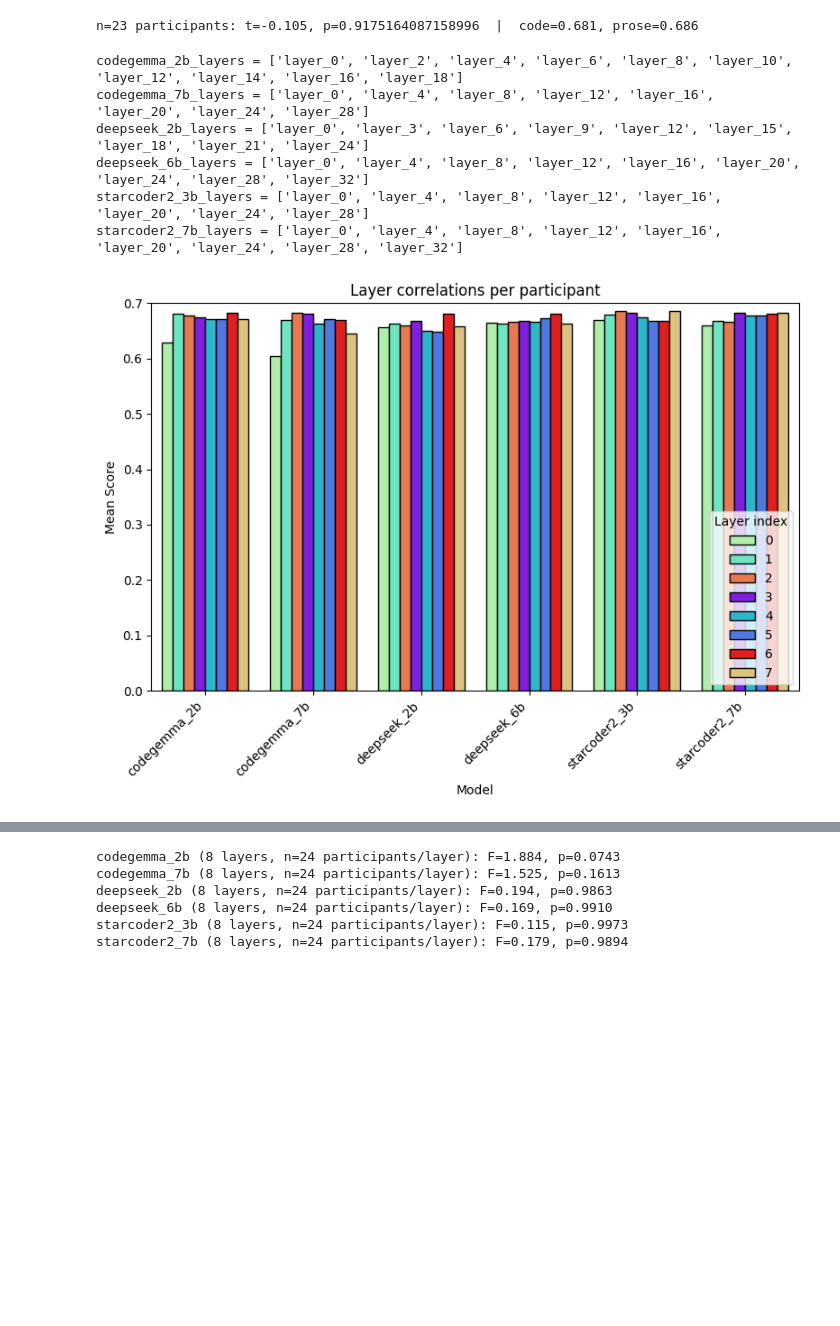
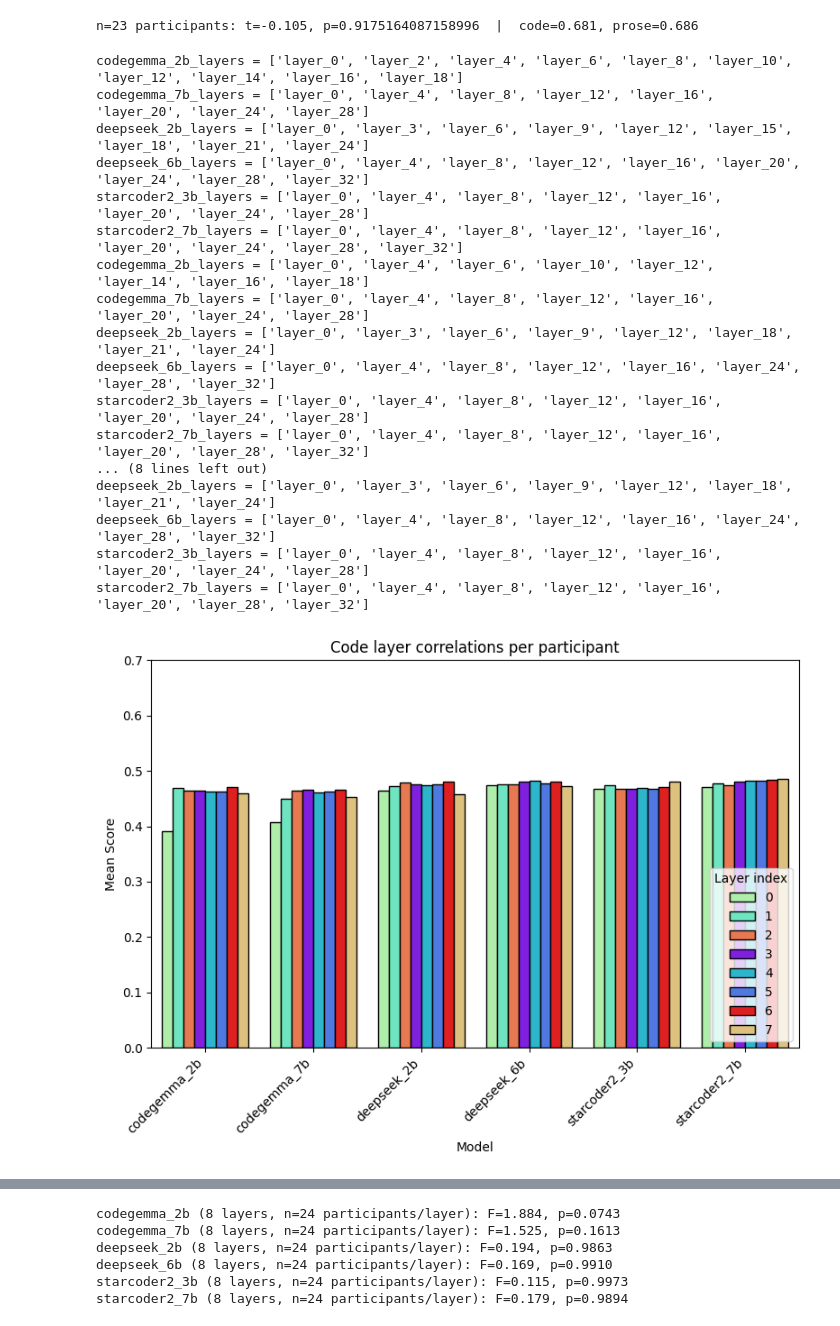
Before and after one commit to largehappygroup/fmri_model, a Jupyter notebook: analysis/fir/rq1_parameter_comparison.ipynb, the cells around one changed output, grey strips where cells are left out. Drawn from its saved outputs; the diff is of its cells as text; code cells hidden in the pictures; blank space fills up the shorter version.

Commit message:
Fixing layer plots. More analysis

```diff
--- a/analysis/fir/rq1_parameter_comparison.ipynb
+++ b/analysis/fir/rq1_parameter_comparison.ipynb
@@ -215,11 +295,0 @@ for (model, layer, task, delays, look_ahead), df in records.groupby(['model', 'l
-# %%
-for model,layers in layer_means.items():
-    l = sorted(layers.keys(), key=lambda x: int(x.split('_')[1]))
-    print(f"{model}_layers = {l}")
-# %% [output]
-codegemma_2b_layers = ['layer_0', 'layer_2', 'layer_4', 'layer_6', 'layer_8', 'layer_10', 'layer_12', 'layer_14', 'layer_16', 'layer_18']
-codegemma_7b_layers = ['layer_0', 'layer_4', 'layer_8', 'layer_12', 'layer_16', 'layer_20', 'layer_24', 'layer_28']
-deepseek_2b_layers = ['layer_0', 'layer_3', 'layer_6', 'layer_9', 'layer_12', 'layer_15', 'layer_18', 'layer_21', 'layer_24']
-deepseek_6b_layers = ['layer_0', 'layer_4', 'layer_8', 'layer_12', 'layer_16', 'layer_20', 'layer_24', 'layer_28', 'layer_32']
-starcoder2_3b_layers = ['layer_0', 'layer_4', 'layer_8', 'layer_12', 'layer_16', 'layer_20', 'layer_24', 'layer_28']
-starcoder2_7b_layers = ['layer_0', 'layer_4', 'layer_8', 'layer_12', 'layer_16', 'layer_20', 'layer_24', 'layer_28', 'layer_32']
@@ -232,33 +296,25 @@ del layer_means['starcoder2_7b']['layer_24']
-# %%
-# Build tidy DataFrame using layer index (not name) so colors are consistent across models
-import matplotlib.cm as cm
-n = len(list(layer_means['deepseek_2b']))
-palette = [cm.rainbow(x) for x in np.linspace(0, 1, n)]
-rng = np.random.default_rng(seed=747)
-rng.shuffle(palette)
-
-rows = []
-for model, layerScores in layer_means.items():
-    sorted_layers = sorted(layerScores.keys(), key=lambda x: int(x.split('_')[1]))
-    for idx, layer in enumerate(sorted_layers):
-        rows.append({'model': model, 'layer_idx': idx, 'layer': layer, 'score': layerScores[layer]})
-df = pd.DataFrame(rows)
-
-
-n_layers = len(list(layer_means['deepseek_2b'].keys()))
-hue_order = list(range(n_layers))
-
-fig, ax = plt.subplots(figsize=(8, 6))
-sns.barplot(data=df, x='model', y='score', hue='layer_idx', hue_order=hue_order,
-            edgecolor='black', ax=ax, palette=palette)
-ax.set_xlabel("Model")
-ax.set_ylim([0.0, 0.7])
-ax.set_ylabel("Mean Score")
-ax.set_title("Layer correlations per participant")
-ax.set_xticklabels(ax.get_xticklabels(), rotation=45, ha='right')
-ax.legend(title="Layer index", loc='lower right')
-plt.tight_layout()
-# plt.savefig(f"/data/zachkaras/fmri_model_data/plots/layer_correlations.png", dpi=200)
-plt.show()
-# %% [output]
-[figure, removed]
+# %%
+code_layer_means = compute_layer_means('code')
+prose_layer_means = compute_layer_means('prose')
+
+plot_layer_means(code_layer_means, 'Code')
+plot_layer_means(prose_layer_means, 'Prose')
+# %% [output]
+codegemma_2b_layers = ['layer_0', 'layer_2', 'layer_4', 'layer_6', 'layer_8', 'layer_10', 'layer_12', 'layer_14', 'layer_16', 'layer_18']
+codegemma_7b_layers = ['layer_0', 'layer_4', 'layer_8', 'layer_12', 'layer_16', 'layer_20', 'layer_24', 'layer_28']
+deepseek_2b_layers = ['layer_0', 'layer_3', 'layer_6', 'layer_9', 'layer_12', 'layer_15', 'layer_18', 'layer_21', 'layer_24']
+deepseek_6b_layers = ['layer_0', 'layer_4', 'layer_8', 'layer_12', 'layer_16', 'layer_20', 'layer_24', 'layer_28', 'layer_32']
+starcoder2_3b_layers = ['layer_0', 'layer_4', 'layer_8', 'layer_12', 'layer_16', 'layer_20', 'layer_24', 'layer_28']
+starcoder2_7b_layers = ['layer_0', 'layer_4', 'layer_8', 'layer_12', 'layer_16', 'layer_20', 'layer_24', 'layer_28', 'layer_32']
+codegemma_2b_layers = ['layer_0', 'layer_4', 'layer_6', 'layer_10', 'layer_12', 'layer_14', 'layer_16', 'layer_18']
+codegemma_7b_layers = ['layer_0', 'layer_4', 'layer_8', 'layer_12', 'layer_16', 'layer_20', 'layer_24', 'layer_28']
+deepseek_2b_layers = ['layer_0', 'layer_3', 'layer_6', 'layer_9', 'layer_12', 'layer_18', 'layer_21', 'layer_24']
+deepseek_6b_layers = ['layer_0', 'layer_4', 'layer_8', 'layer_12', 'layer_16', 'layer_24', 'layer_28', 'layer_32']
+starcoder2_3b_layers = ['layer_0', 'layer_4', 'layer_8', 'layer_12', 'layer_16', 'layer_20', 'layer_24', 'layer_28']
+starcoder2_7b_layers = ['layer_0', 'layer_4', 'layer_8', 'layer_12', 'layer_16', 'layer_20', 'layer_28', 'layer_32']
+... (8 lines left out)
+deepseek_2b_layers = ['layer_0', 'layer_3', 'layer_6', 'layer_9', 'layer_12', 'layer_18', 'layer_21', 'layer_24']
+deepseek_6b_layers = ['layer_0', 'layer_4', 'layer_8', 'layer_12', 'layer_16', 'layer_24', 'layer_28', 'layer_32']
+starcoder2_3b_layers = ['layer_0', 'layer_4', 'layer_8', 'layer_12', 'layer_16', 'layer_20', 'layer_24', 'layer_28']
+starcoder2_7b_layers = ['layer_0', 'layer_4', 'layer_8', 'layer_12', 'layer_16', 'layer_20', 'layer_28', 'layer_32']
+[figure, added]
```
Also changed, not shown: parts of 6 cells of this notebook, 4 other files.
